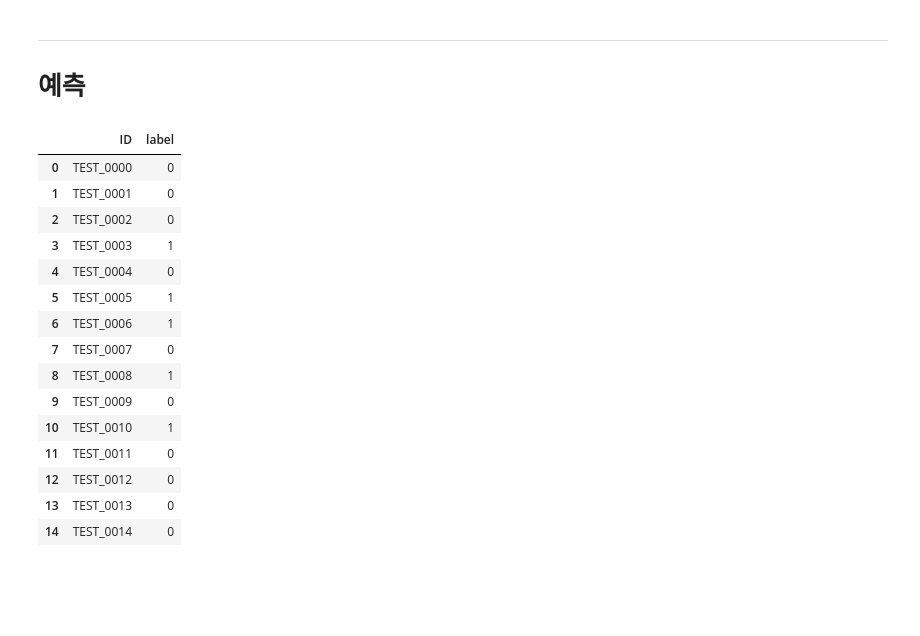
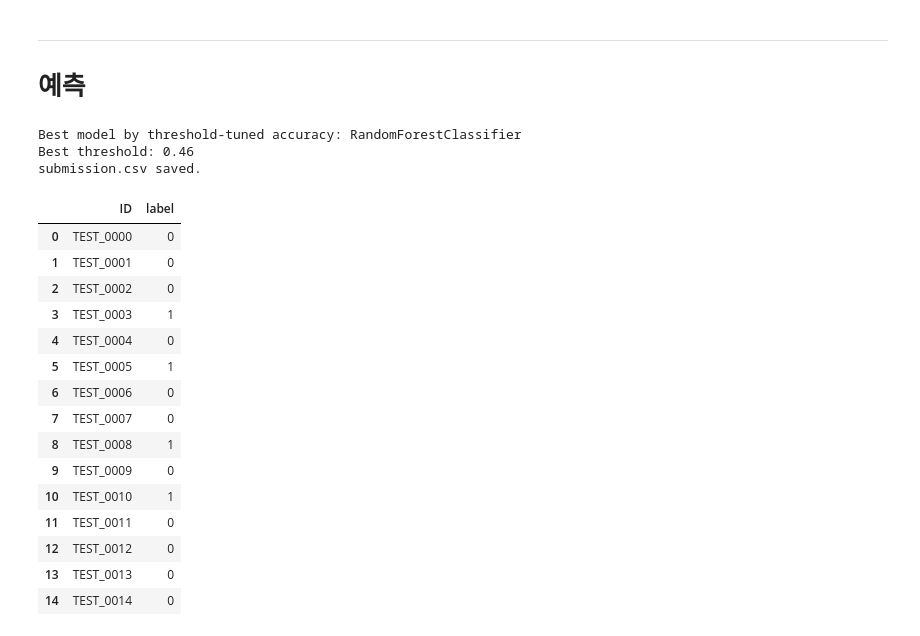
Before and after one commit to EJEJejje/AH_01_2_mini, a Jupyter notebook: eda_KEJ_5.ipynb, the cells around one changed output. Cells and saved outputs as stored; diff of their text form; code cells hidden in the pictures; blank space fills up the shorter version.

```diff
--- a/eda_KEJ_5.ipynb
+++ b/eda_KEJ_5.ipynb
@@ -135,12 +169,22 @@ train['고밀도지단백_저밀도지단백_높음'] = train['고밀도지단
 train['중성지방_고밀도지단백_2이하'] = train['중성 지방'] / train['고밀도지단백']
 train['true_BMI'] = train['몸무게(kg)'] / ((train['키(cm)'] / 100) ** 2)
 train['총 콜레스테롤'] = train['저밀도지단백'] +train['고밀도지단백'] + (train['중성 지방'] / 5)
+train['나이_BMI'] = train['나이'] * train['true_BMI']
+train['키(m)'] = train['키(cm)'] * 0.01
+train['고밀도지단백-저밀도지단백'] = train['고밀도지단백'] - train['저밀도지단백']
+train['나이/간 효소율'] = train['나이'] / train['간 효소율']
+train['헤모글로빈*나이'] = train['헤모글로빈'] * train['나이']
 # %%
 test['저밀도지단백_고밀도지단백_낮음'] = test['저밀도지단백'] / test['고밀도지단백']
 test['고밀도지단백_저밀도지단백_높음'] = test['고밀도지단백'] / test['저밀도지단백']
 test['중성지방_고밀도지단백_2이하'] = test['중성 지방'] / test['고밀도지단백']
 test['true_BMI'] = test['몸무게(kg)'] / ((test['키(cm)'] / 100) ** 2)
 test['총 콜레스테롤'] = test['저밀도지단백'] +test['고밀도지단백'] + (test['중성 지방'] / 5)
+test['나이_BMI'] = test['나이'] * test['true_BMI']
+test['키(m)'] = test['키(cm)'] * 0.01
+test['고밀도지단백-저밀도지단백'] = test['고밀도지단백'] - test['저밀도지단백']
+test['나이/간 효소율'] = test['나이'] / test['간 효소율']
+test['헤모글로빈*나이'] = test['헤모글로빈'] * test['나이']
 # %%
 train.drop(columns=['BMI','콜레스테롤'], inplace=True)
 # %%
@@ -640,14 +748,51 @@ submit.to_csv('submission.csv', index = False)
+# %%
+import pandas as pd
+
+# 1) 가장 좋은 모델 선택 (best_thr_acc 기준으로 선택)
+best_result = max(
+    results,
+    key=lambda r: r["best_thr_acc"] if r["best_thr_acc"] is not None else -1
+)
+
+best_name = best_result["name"]
+best_thr = best_result["best_thr"]
+
+print("Best model by threshold-tuned accuracy:", best_name)
+print("Best threshold:", best_thr)
+
+best_model = trained_models[best_name]
+
+
+
+X_test_final = X_test
+
+# 3) test.csv에 대한 확률 예측 및 최적 threshold 적용
+test_probs = best_model.predict_proba(X_test_final)[:, 1]
+test_pred = (test_probs >= best_thr).astype(int)
+
+# 4) 제출 파일(submission) 생성
+#   - id 컬럼 이름은 실제 test.csv에 맞게 수정 필요 (예: 'id', 'PatientID' 등)
+submission = pd.DataFrame({         # test.csv에 있는 식별자 컬럼 이름으로 변경
+    "target": test_pred           # 제출할 타깃 이름에 맞춰 변경 (예: 'Outcome')
+})
+
+submission.to_csv("submission.csv", index=False)
+print("submission.csv saved.")
+# %% [output]
+Best model by threshold-tuned accuracy: RandomForestClassifier
+Best threshold: 0.46
+submission.csv saved.
 # %%
-submit.head(15)
+submission.head(15)
 # %% [output]
 |  | ID | label |
 | 0 | TEST_0000 | 0 |
 | 1 | TEST_0001 | 0 |
 | 2 | TEST_0002 | 0 |
 | 3 | TEST_0003 | 1 |
 | 4 | TEST_0004 | 0 |
 | 5 | TEST_0005 | 1 |
-| 6 | TEST_0006 | 1 |
+| 6 | TEST_0006 | 0 |
 | 7 | TEST_0007 | 0 |
 | 8 | TEST_0008 | 1 |
 | 9 | TEST_0009 | 0 |
```
Also changed, not shown: parts of 15 cells of this notebook.
